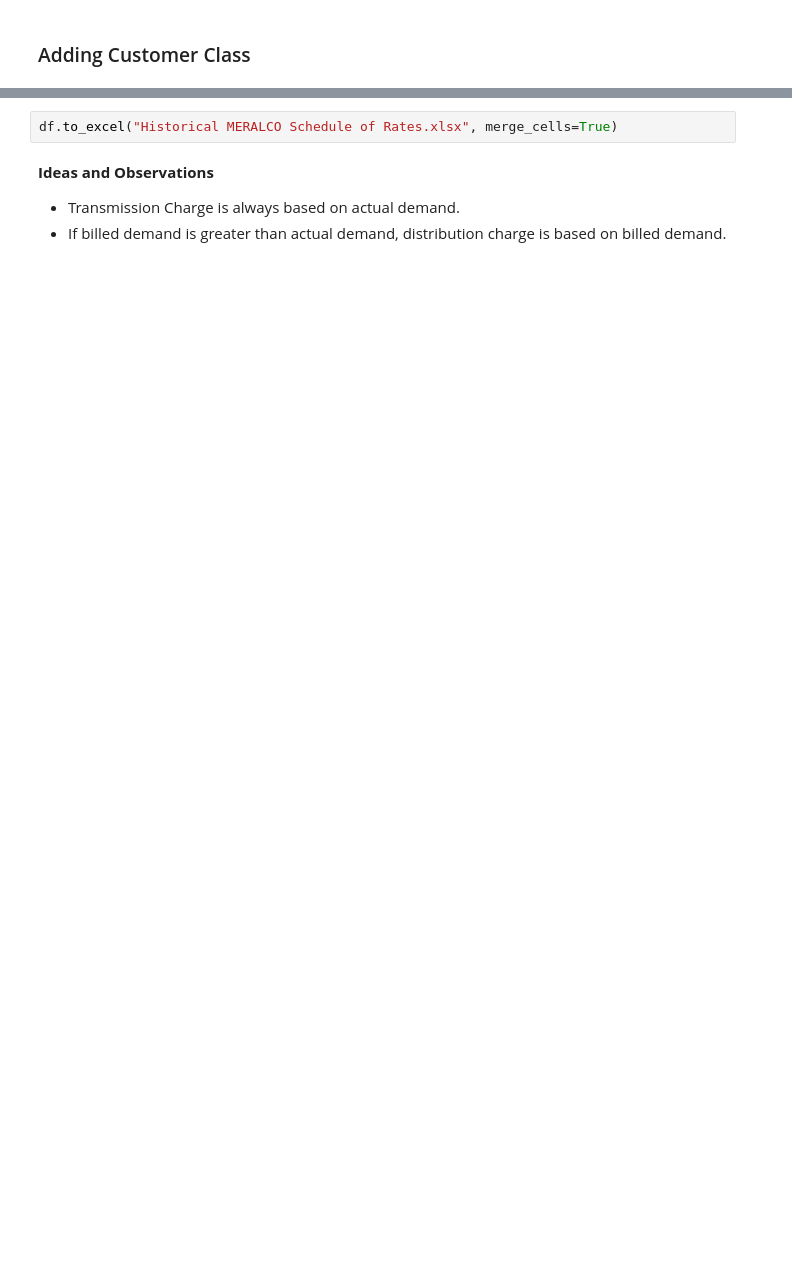
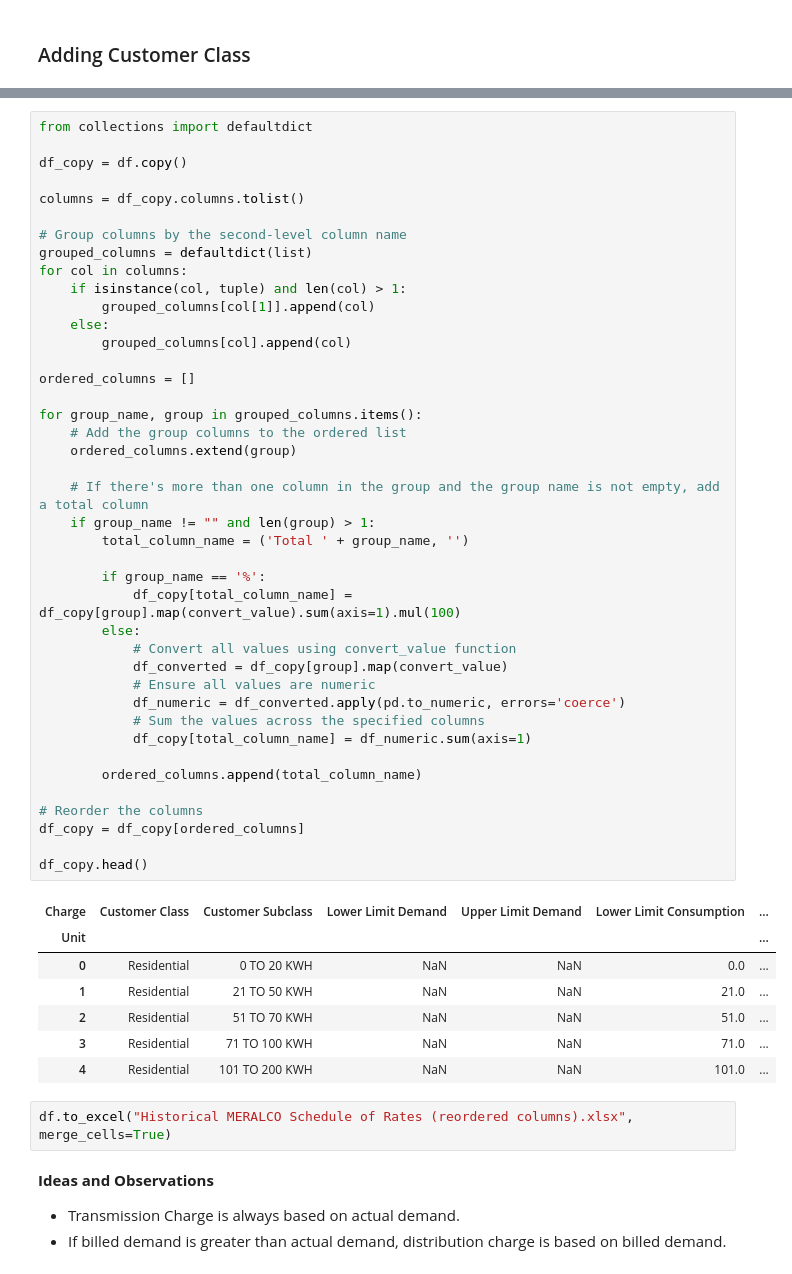
Before and after one commit to andreasenson/Scrape-MERALCO, a Jupyter notebook: Scrape_MERALCO_(All).ipynb, the cells around one changed output, grey strips where cells are left out. Cells and saved outputs as stored; diff of their text form; blank space fills up the shorter version.

```diff
--- a/Scrape_MERALCO_(All).ipynb
+++ b/Scrape_MERALCO_(All).ipynb
@@ -557,5 +587,54 @@ df.head()
+# %%
+from collections import defaultdict
+
+df_copy = df.copy()
+
+columns = df_copy.columns.tolist()
+
+# Group columns by the second-level column name
+grouped_columns = defaultdict(list)
+for col in columns:
+    if isinstance(col, tuple) and len(col) > 1:
+        grouped_columns[col[1]].append(col)
+    else:
+        grouped_columns[col].append(col)
+
+ordered_columns = []
+
+for group_name, group in grouped_columns.items():
+    # Add the group columns to the ordered list
+    ordered_columns.extend(group)
+
+    # If there's more than one column in the group and the group name is not empty, add a total column
+    if group_name != "" and len(group) > 1:
+        total_column_name = ('Total ' + group_name, '')
+
+        if group_name == '%':
+            df_copy[total_column_name] = df_copy[group].map(convert_value).sum(axis=1).mul(100)
+        else:
+            # Convert all values using convert_value function
+            df_converted = df_copy[group].map(convert_value)
+            # Ensure all values are numeric
+            df_numeric = df_converted.apply(pd.to_numeric, errors='coerce')
+            # Sum the values across the specified columns
+            df_copy[total_column_name] = df_numeric.sum(axis=1)
+
+        ordered_columns.append(total_column_name)
+
+# Reorder the columns
+df_copy = df_copy[ordered_columns]
+
+df_copy.head()
+# %% [output]
+| Charge | Customer Class | Customer Subclass | Lower Limit Demand | Upper Limit Demand | Lower Limit Consumption | ... |
+| Unit |  |  |  |  |  | ... |
+| 0 | Residential | 0 TO 20 KWH | NaN | NaN | 0.0 | ... |
+| 1 | Residential | 21 TO 50 KWH | NaN | NaN | 21.0 | ... |
+| 2 | Residential | 51 TO 70 KWH | NaN | NaN | 51.0 | ... |
+| 3 | Residential | 71 TO 100 KWH | NaN | NaN | 71.0 | ... |
+| 4 | Residential | 101 TO 200 KWH | NaN | NaN | 101.0 | ... |
 # %%
-df.to_excel("Historical MERALCO Schedule of Rates.xlsx", merge_cells=True)
+df.to_excel("Historical MERALCO Schedule of Rates (reordered columns).xlsx", merge_cells=True)
 # %% [markdown]
 **Ideas and Observations**
 
```
Also changed, not shown: parts of 16 cells of this notebook, 2 other files.
